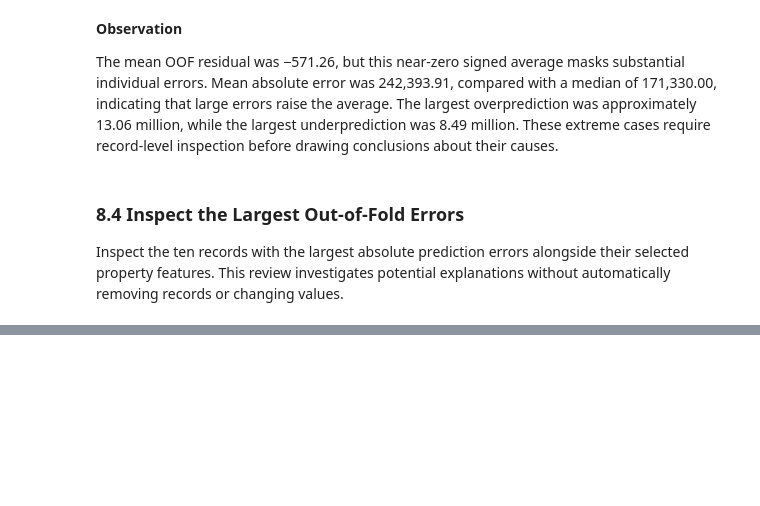
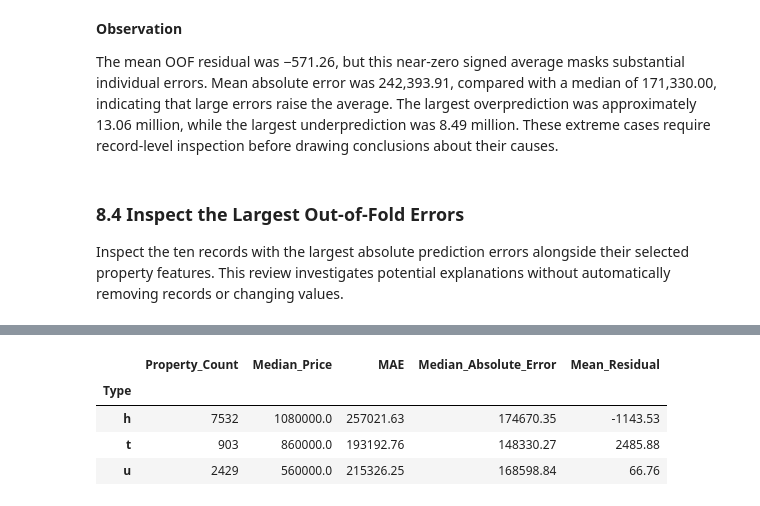
Before and after one commit to WaqasGurmani/house-price-linear-models, a Jupyter notebook: notebooks/04_linear_regression_baseline.ipynb, the cells around one changed output, grey strips where cells are left out. Saved outputs shown, nothing was run; the diff lists cells and outputs as text; code cells hidden in the pictures; blank space fills up the shorter version.

```diff
--- a/notebooks/04_linear_regression_baseline.ipynb
+++ b/notebooks/04_linear_regression_baseline.ipynb
@@ -473,0 +557,18 @@ largest_errors.round(2)
+# %%
+oof_by_type = linear_oof_results.join(X_train["Type"])
+
+type_error_summary = oof_by_type.groupby("Type").agg(
+    Property_Count=("Absolute_Error", "size"),
+    Median_Price=("Actual_Price", "median"),
+    MAE=("Absolute_Error", "mean"),
+    Median_Absolute_Error=("Absolute_Error", "median"),
+    Mean_Residual=("Residual", "mean")
+)
+
+type_error_summary.round(2)
+# %% [output]
+|  | Property_Count | Median_Price | MAE | Median_Absolute_Error | Mean_Residual |
+| Type |  |  |  |  |  |
+| h | 7532 | 1080000.0 | 257021.63 | 174670.35 | -1143.53 |
+| t | 903 | 860000.0 | 193192.76 | 148330.27 | 2485.88 |
+| u | 2429 | 560000.0 | 215326.25 | 168598.84 | 66.76 |
```
Also changed, not shown: parts of 13 cells of this notebook, 3 other files.
